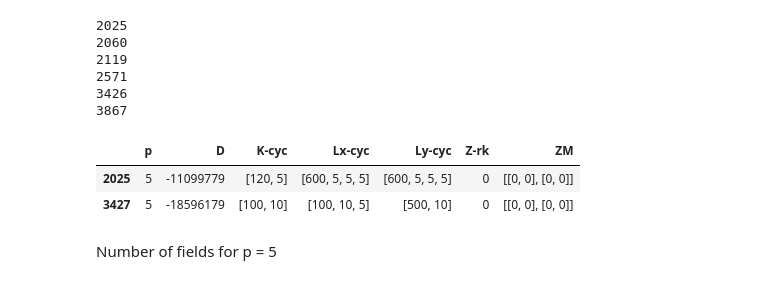
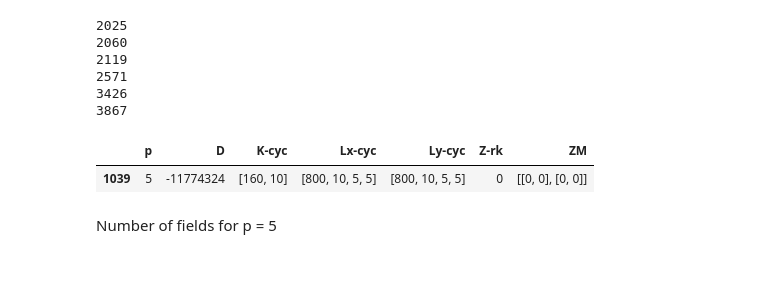
Before and after one commit to ericahlqvist/massey, a Jupyter notebook: explore-results.ipynb, the cells around one changed output. Drawn from its saved outputs; the diff is of its cells as text; code cells hidden in the pictures.

```diff
--- a/explore-results.ipynb
+++ b/explore-results.ipynb
@@ -130,11 +148,10 @@ for i in range(0,len(data5_3['p'])-1):
 3426
 3867
 # %%
-data5_3[data5_3["Z-rk"]=="0"]
+data5_4[data5_4["Z-rk"]=="0"]
 # %% [output]
 |  | p | D | K-cyc | Lx-cyc | Ly-cyc | Z-rk | ZM |
-| 2025 | 5 | -11099779 | [120, 5] | [600, 5, 5, 5] | [600, 5, 5, 5] | 0 | [[0, 0], [0, 0]] |
-| 3427 | 5 | -18596179 | [100, 10] | [100, 10, 5] | [500, 10] | 0 | [[0, 0], [0, 0]] |
+| 1039 | 5 | -11774324 | [160, 10] | [800, 10, 5, 5] | [800, 10, 5, 5] | 0 | [[0, 0], [0, 0]] |
 # %% [markdown]
 Number of fields for p = 5
 # %%
```
Also changed, not shown: parts of 8 cells of this notebook, 1 other file.
